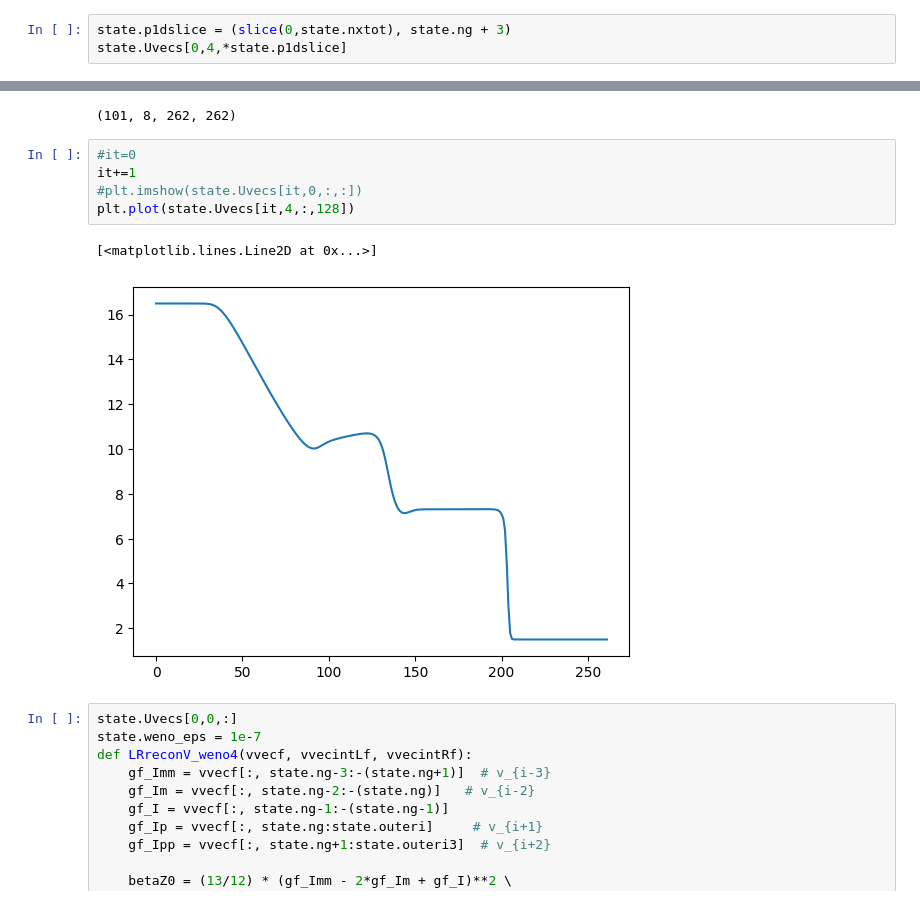
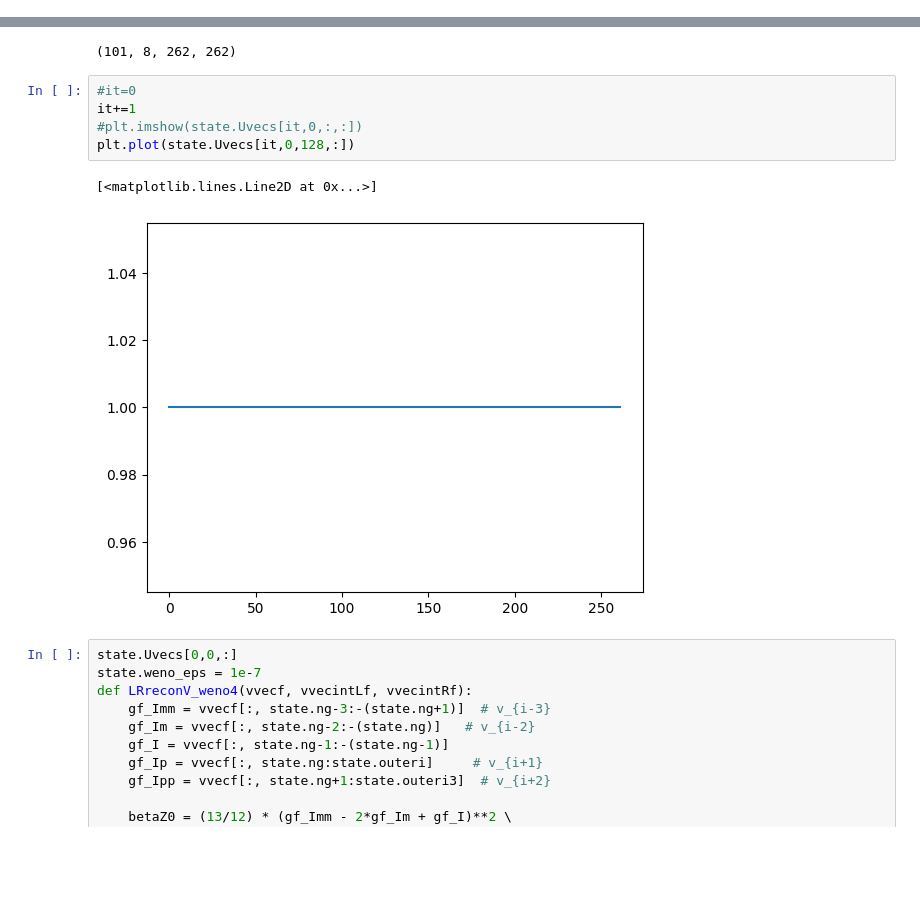
Before and after one commit to Jimbo-Coder/PyFluid, a Jupyter notebook: main_mhd2d.ipynb, the cells around one changed output, grey strips where cells are left out. Drawn from its saved outputs; the diff is of its cells as text; blank space fills up the shorter version.

```diff
--- a/main_mhd2d.ipynb
+++ b/main_mhd2d.ipynb
@@ -1642,3 +1690,0 @@ Final Time = 0.0332, Mean dt = 4.42924e-04
-# %%
-state.p1dslice = (slice(0,state.nxtot), state.ng + 3)
-state.Uvecs[0,4,*state.p1dslice]
@@ -1667,11 +1695,11 @@ np.shape(Uvecs)
 # %%
 #it=0
 it+=1
 #plt.imshow(state.Uvecs[it,0,:,:])
-plt.plot(state.Uvecs[it,4,:,128])
+plt.plot(state.Uvecs[it,0,128,:])
 # %% [output]
 [<matplotlib.lines.Line2D at 0x...>]
-[figure, old version]
+[figure, new version]
 # %%
 state.Uvecs[0,0,:]
 state.weno_eps = 1e-7
```
Also changed, not shown: parts of 2 cells of this notebook, 1 other file.
